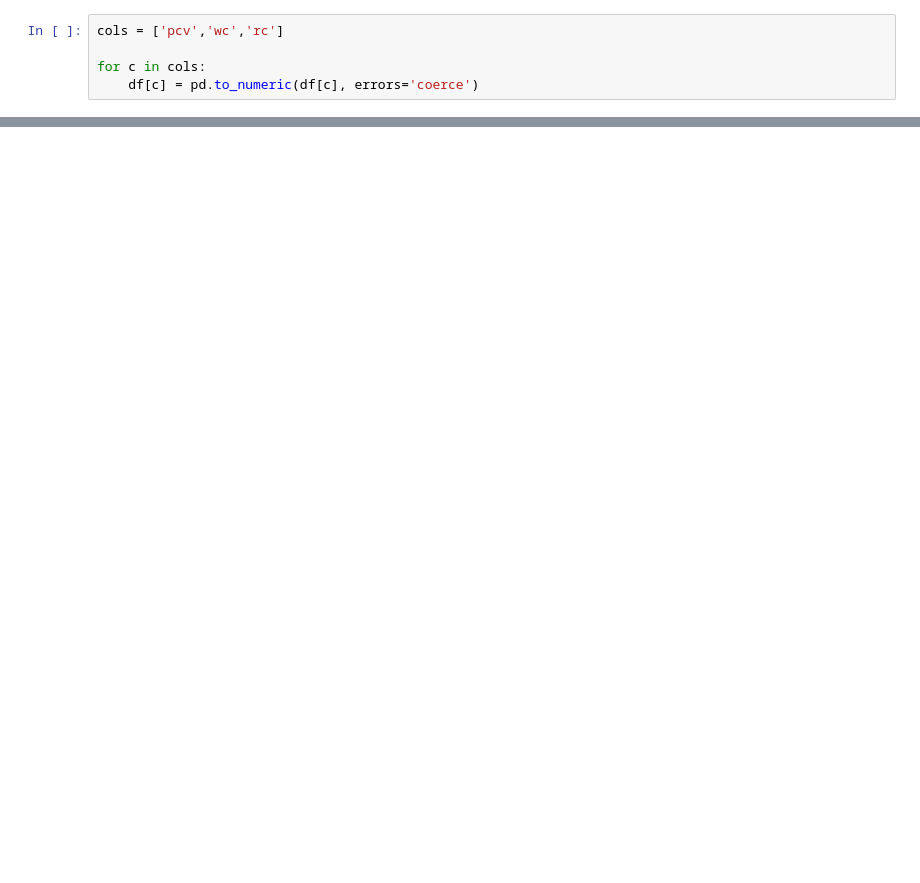
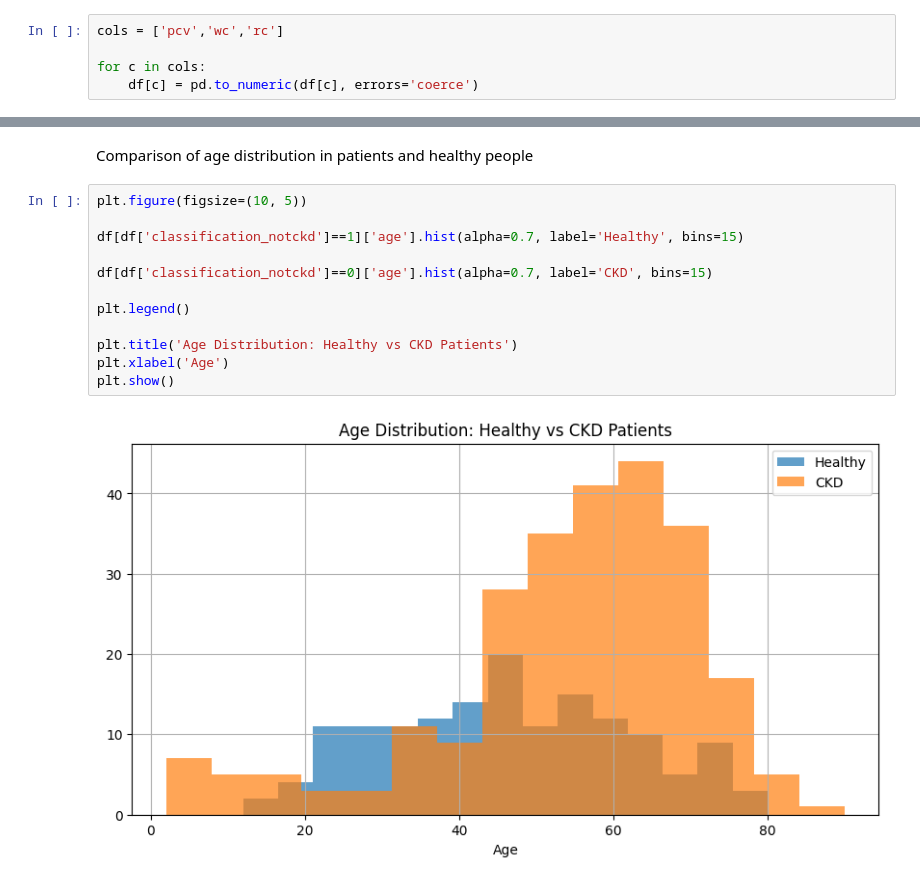
Before and after one commit to amirhassanadeli/CKD-Prediction-using-Machine-Learning, a Jupyter notebook: ckd.ipynb, the cells around one changed output, grey strips where cells are left out. Drawn from its saved outputs; the diff is of its cells as text; blank space fills up the shorter version.

```diff
--- a/ckd.ipynb
+++ b/ckd.ipynb
@@ -49 +125,17 @@ df['classification_notckd'].value_counts()
+# %% [markdown]
+Comparison of age distribution in patients and healthy people
+# %%
+plt.figure(figsize=(10, 5))
+
+df[df['classification_notckd']==1]['age'].hist(alpha=0.7, label='Healthy', bins=15)
+
+df[df['classification_notckd']==0]['age'].hist(alpha=0.7, label='CKD', bins=15)
+
+plt.legend()
+
+plt.title('Age Distribution: Healthy vs CKD Patients')
+plt.xlabel('Age')
+plt.show()
+# %% [output]
+[figure, added]
 # %%
```
Also changed, not shown: parts of 18 cells of this notebook, 1 other file.
